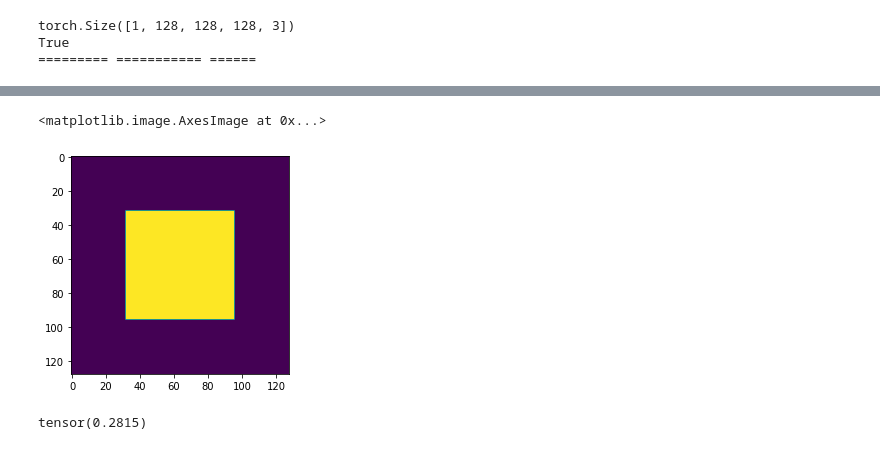
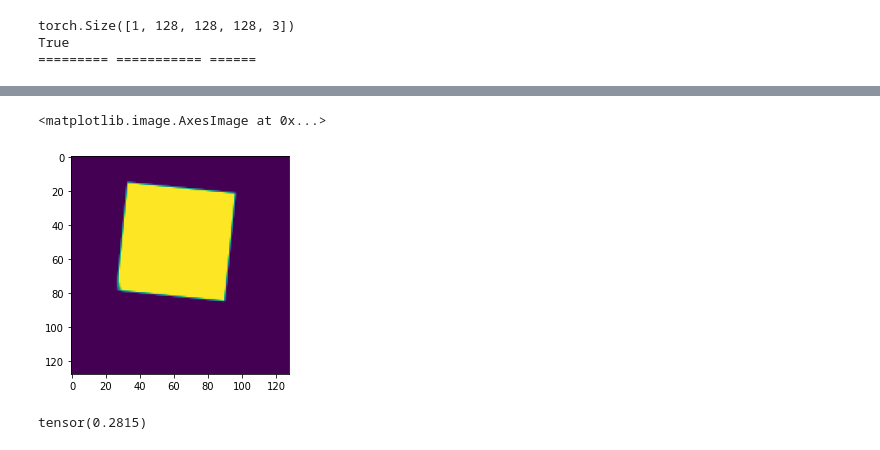
Before and after one commit to surajsrivathsa/image_registration, a Jupyter notebook: Direct_Optimization.ipynb, the cells around one changed output, grey strips where cells are left out. Saved outputs shown, nothing was run; the diff lists cells and outputs as text; code cells hidden in the pictures.

```diff
--- a/Direct_Optimization.ipynb
+++ b/Direct_Optimization.ipynb
@@ -108,10 +153,10 @@ True
 # %%
 warped_image_tensor = spatial_transformer_affine(fixed_img_tnsr)
 warped_image_np = warped_image_tensor.numpy()
-plt.imshow(warped_image_np[0, 0, 40, :, :])
+plt.imshow(warped_image_np[0, 0, :, 50, :])
 # %% [output]
 <matplotlib.image.AxesImage at 0x...>
-[figure, old version]
+[figure, new version]
 # %%
 def normalized_cross_correlation(x, y, return_map, reduction='mean', eps=1e-8):
     """ N-dimensional normalized cross correlation (NCC)
```
Also changed, not shown: parts of 72 cells of this notebook.
